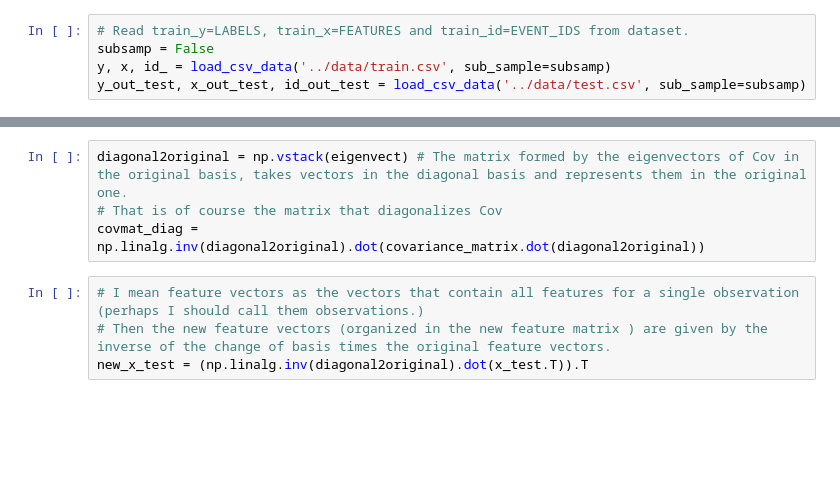
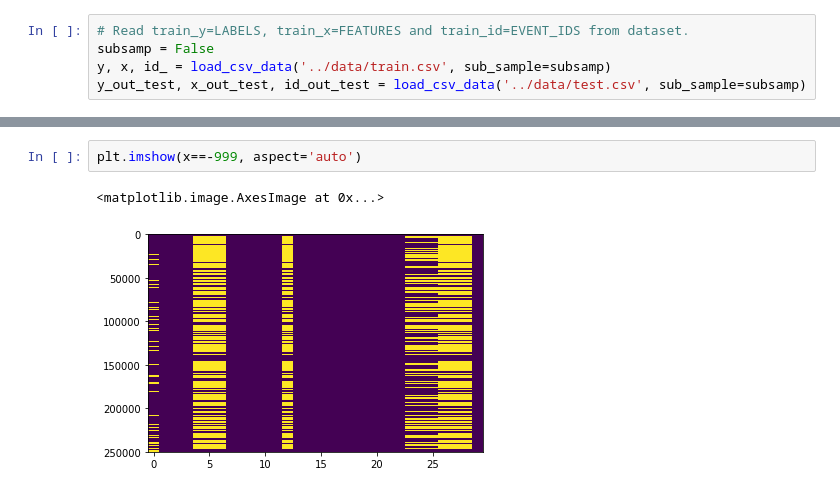
Before and after one commit to dforero0896/ml-project1, a Jupyter notebook: scripts/plots.ipynb, the cells around one changed output, grey strips where cells are left out. Drawn from its saved outputs; the diff is of its cells as text; blank space fills up the shorter version.

```diff
--- a/scripts/plots.ipynb
+++ b/scripts/plots.ipynb
@@ -53,8 +73,5 @@ plt.plot(eigenval, 'ob')
-# %%
-diagonal2original = np.vstack(eigenvect) # The matrix formed by the eigenvectors of Cov in the original basis, takes vectors in the diagonal basis and represents them in the original one.
-# That is of course the matrix that diagonalizes Cov
-covmat_diag = np.linalg.inv(diagonal2original).dot(covariance_matrix.dot(diagonal2original))
-# %%
-# I mean feature vectors as the vectors that contain all features for a single observation (perhaps I should call them observations.)
-# Then the new feature vectors (organized in the new feature matrix ) are given by the inverse of the change of basis times the original feature vectors.
-new_x_test = (np.linalg.inv(diagonal2original).dot(x_test.T)).T
+# %%
+plt.imshow(x==-999, aspect='auto')
+# %% [output]
+<matplotlib.image.AxesImage at 0x...>
+[figure, added]
```
Also changed, not shown: parts of 15 cells of this notebook.
